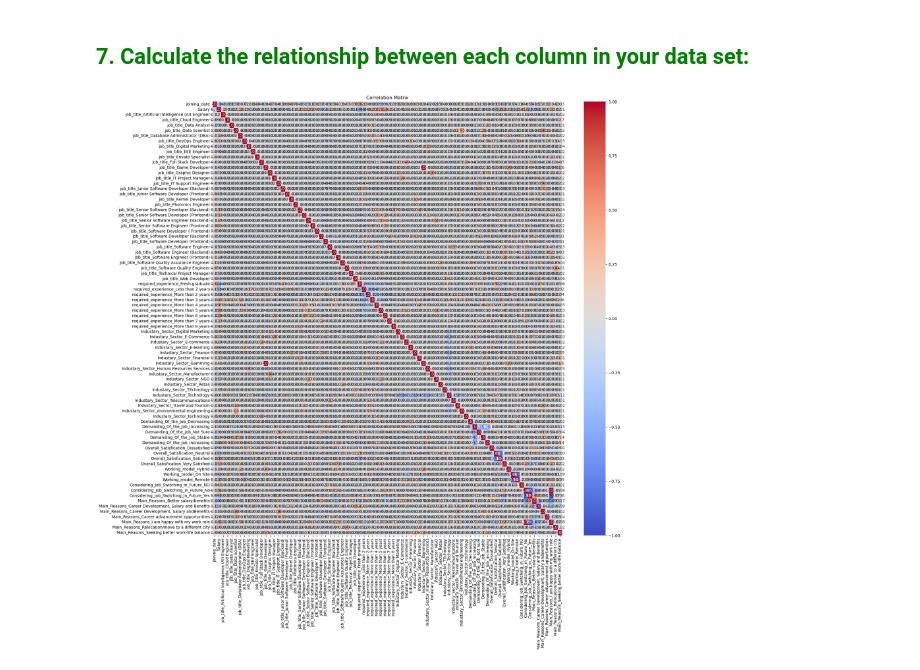
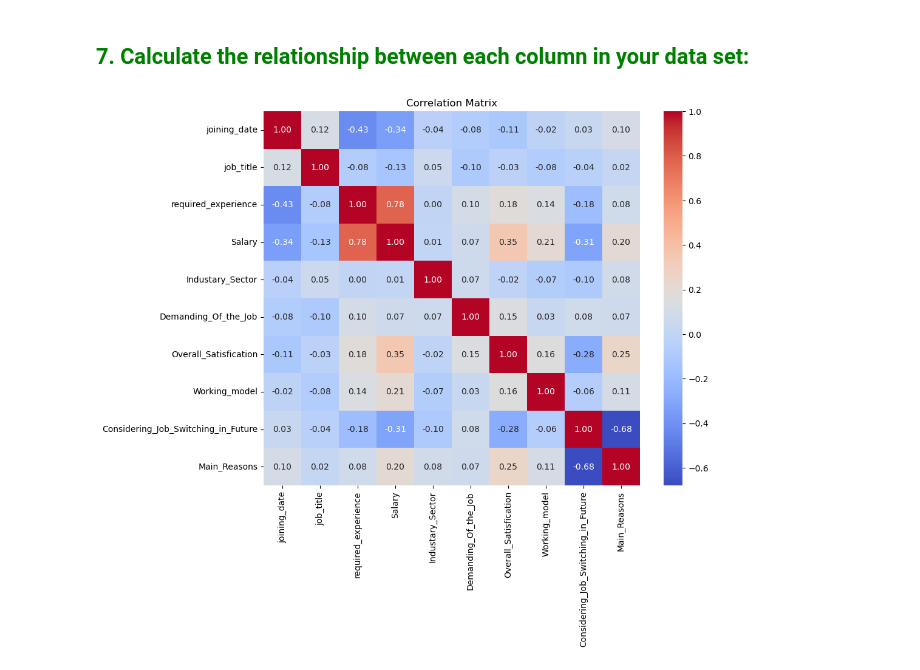
Before and after one commit to MDalamin5/Data-Science-ML, a Jupyter notebook: CSE445/Assignments/Assignment-1/Assignment-1.ipynb, the cells around one changed output. Saved outputs shown, nothing was run; the diff lists cells and outputs as text; code cells hidden in the pictures.

```diff
--- a/CSE445/Assignments/Assignment-1/Assignment-1.ipynb
+++ b/CSE445/Assignments/Assignment-1/Assignment-1.ipynb
@@ -81,20 +81,25 @@ Yes, Scaling might be necessary depending on the range and distribution of the n
 # %% [markdown]
 <h2 style="color:green">7. Calculate the relationship between each column in your data set:</h2>
 # %%
+from sklearn.preprocessing import LabelEncoder
+
 # Convert 'joining_date' column to datetime format
 df['joining_date'] = pd.to_datetime(df['joining_date'])
 
-# One-hot encode categorical columns
-categorical_columns = ['job_title', 'required_experience', 'Industary_Sector', 'Demanding_Of_the_Job', 'Overall_Satisfication', 'Working_model', 'Considering_Job_Switching_in_Future', 'Main_Reasons']
-df_encoded = pd.get_dummies(df, columns=categorical_columns)
+# Initialize LabelEncoder
+label_encoder = LabelEncoder()
+
+# Label encode categorical columns
+for col in categorical_columns:
+    df[col] = label_encoder.fit_transform(df[col])
 
 # Calculate correlation matrix
-correlation_matrix = df_encoded.corr()
+correlation_matrix = df.corr()
 
-
-plt.figure(figsize=(20, 20))
+# Plot correlation matrix
+plt.figure(figsize=(10, 8))
 sns.heatmap(correlation_matrix, annot=True, cmap='coolwarm', fmt=".2f")
 plt.title('Correlation Matrix')
 plt.show()
 # %% [output]
-[figure, old version]
+[figure, new version]
```
Also changed, not shown: parts of 1 cell of this notebook.
